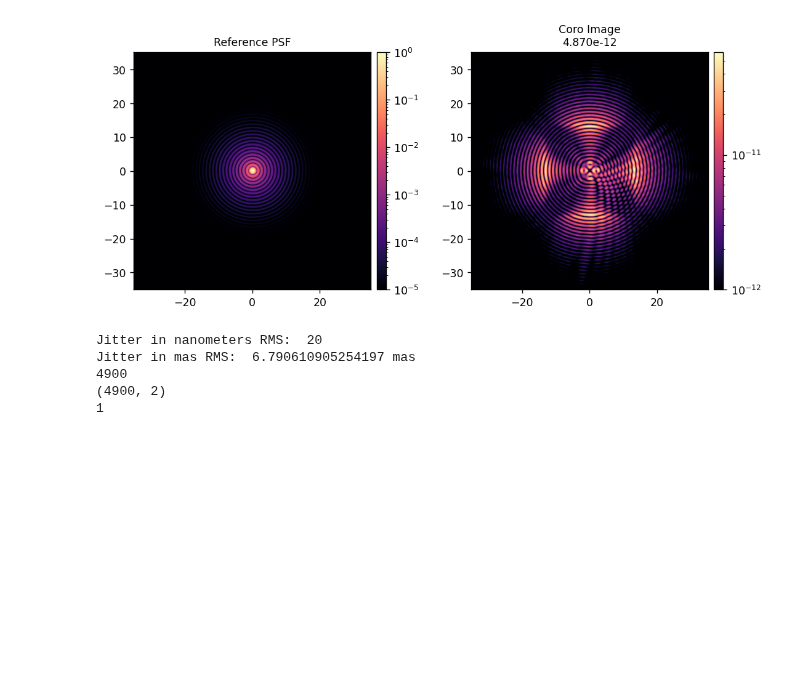
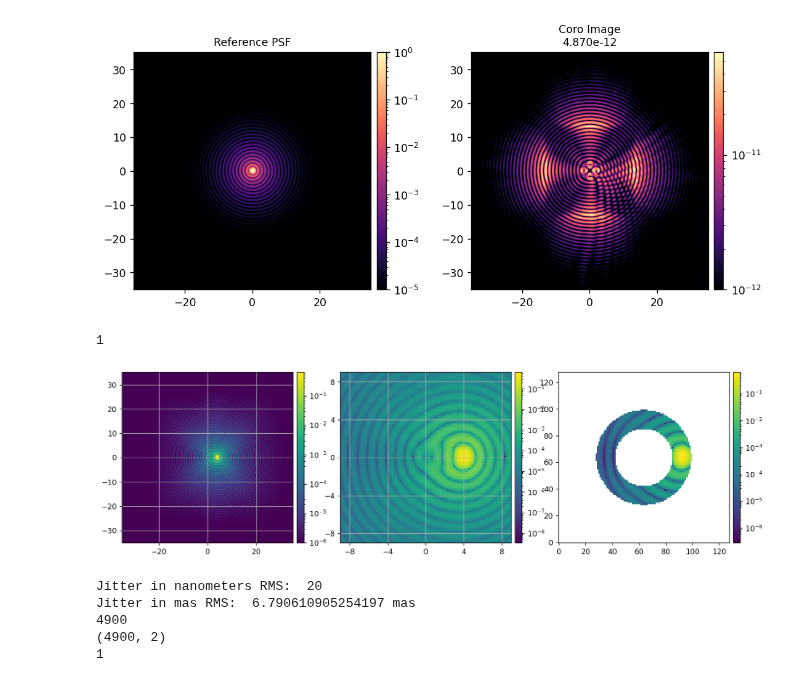
Before and after one commit to kian1377/esc-fresnel, a Jupyter notebook: notebooks/esc_fresnel_jitter.ipynb, the cells around one changed output. Cells and saved outputs as stored; diff of their text form; code cells hidden in the pictures; blank space fills up the shorter version.

```diff
--- a/notebooks/esc_fresnel_jitter.ipynb
+++ b/notebooks/esc_fresnel_jitter.ipynb
@@ -89,3 +89,18 @@ imshow(
 [figure]
 1
 [figure]
+# %%
+M.source_offset = (4,0)
+offax_im = M.snap()
+
+imshow(
+    [offax_im, utils.pad_or_crop(offax_im, 128), utils.pad_or_crop(offax_im*coro_mask_3_5, 128)],
+    norms=[LogNorm(1e-6), LogNorm(), LogNorm()],
+    pxscls=2*[M.camsci_pxscl_lamDc],
+    xticks=[None, np.arange(-8, 8.1, 4)],
+    yticks=[None, np.arange(-8, 8.1, 4)],
+    grids=[1,1],
+)
+# %% [output]
+1
+[figure, added]
```
Also changed, not shown: parts of 2 cells of this notebook.
